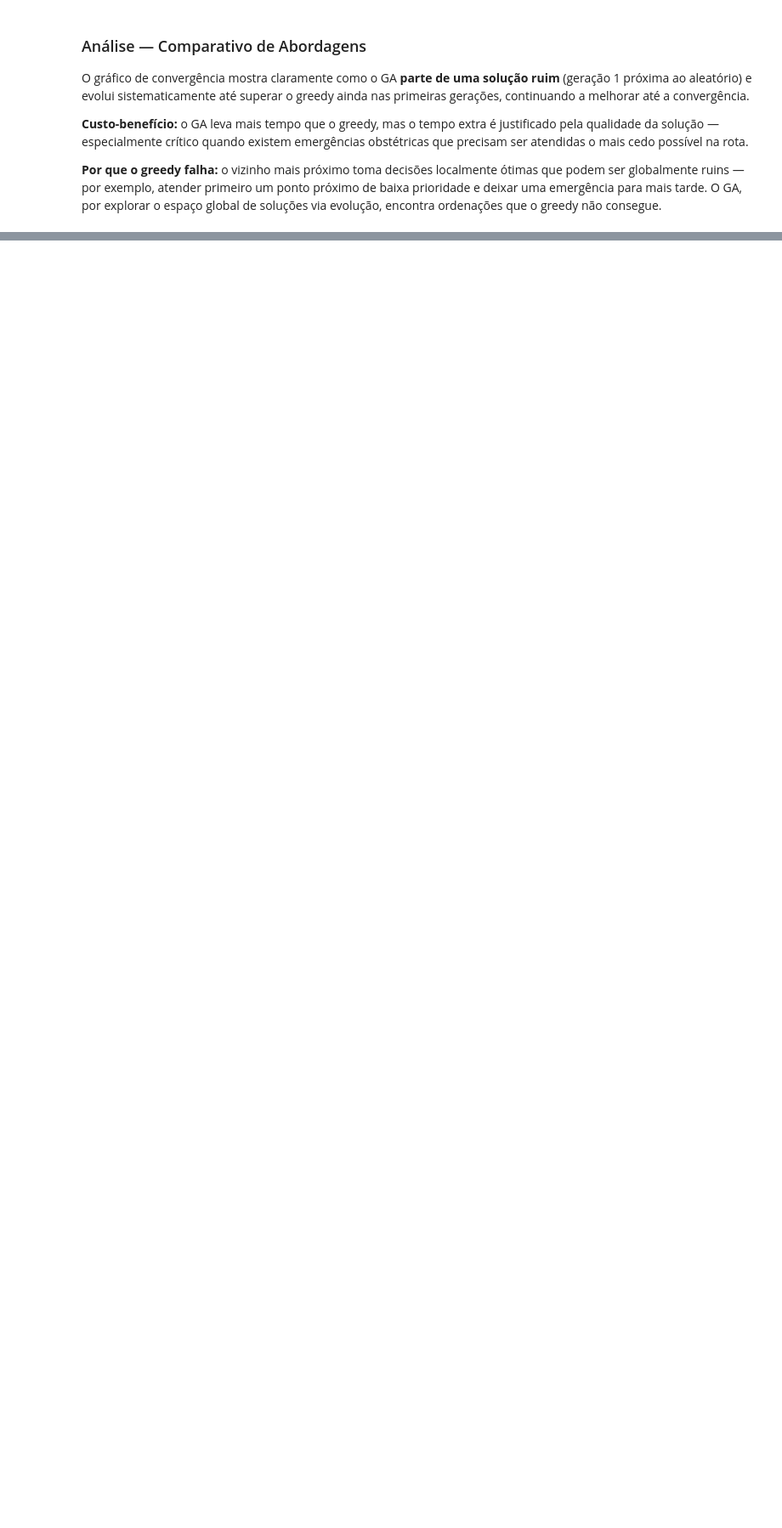
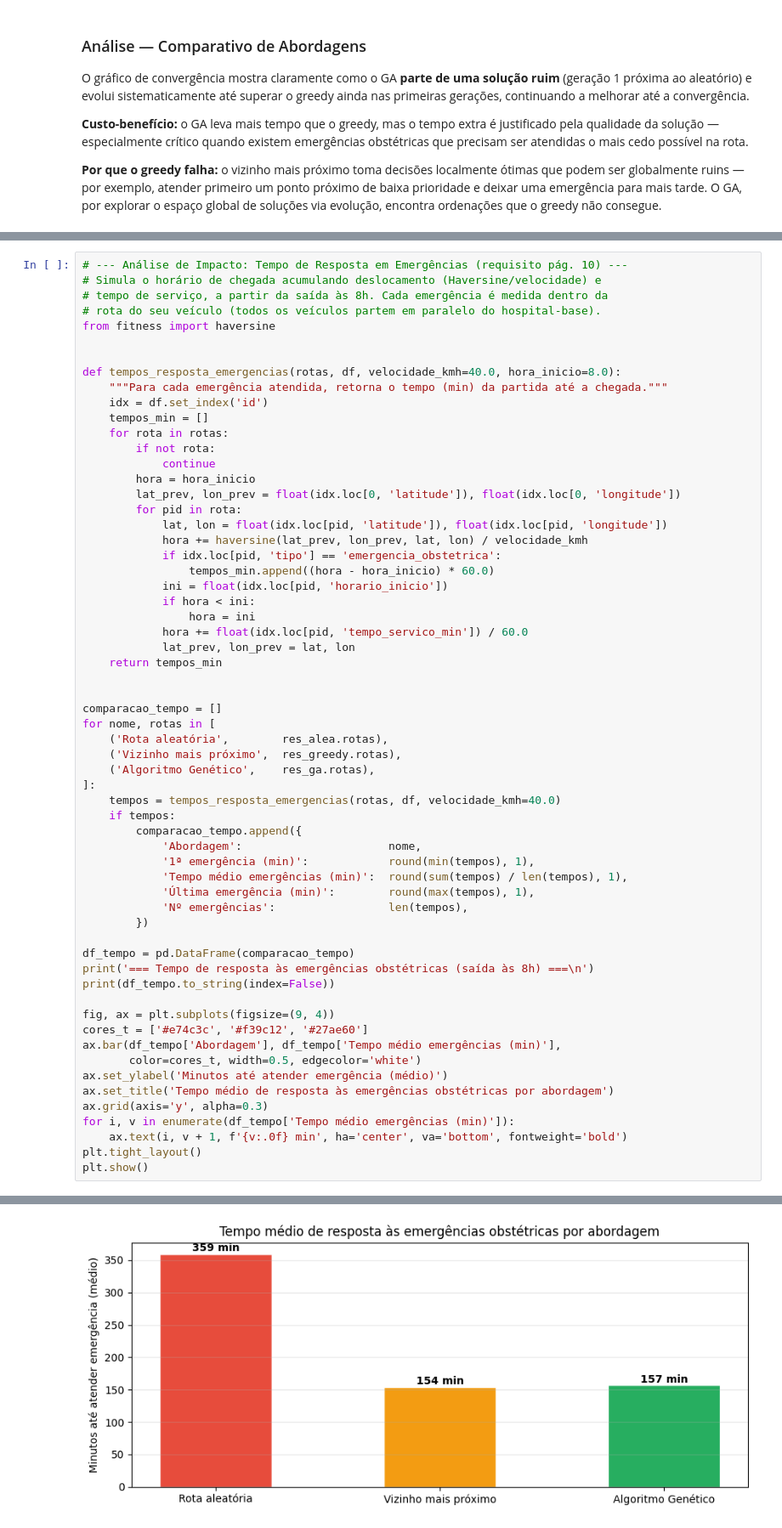
Before and after one commit to oryange/tech-challenge-group-61, a Jupyter notebook: notebooks/experimentos.ipynb, the cells around one changed output, grey strips where cells are left out. Shown at 85% size. Cells and saved outputs as stored; diff of their text form; blank space fills up the shorter version.

```diff
--- a/notebooks/experimentos.ipynb
+++ b/notebooks/experimentos.ipynb
@@ -500,0 +493,62 @@ via evolução, encontra ordenações que o greedy não consegue.
+# %%
+# --- Análise de Impacto: Tempo de Resposta em Emergências (requisito pág. 10) ---
+# Simula o horário de chegada acumulando deslocamento (Haversine/velocidade) e
+# tempo de serviço, a partir da saída às 8h. Cada emergência é medida dentro da
+# rota do seu veículo (todos os veículos partem em paralelo do hospital-base).
+from fitness import haversine
+
+
+def tempos_resposta_emergencias(rotas, df, velocidade_kmh=40.0, hora_inicio=8.0):
+    """Para cada emergência atendida, retorna o tempo (min) da partida até a chegada."""
+    idx = df.set_index('id')
+    tempos_min = []
+    for rota in rotas:
+        if not rota:
+            continue
+        hora = hora_inicio
+        lat_prev, lon_prev = float(idx.loc[0, 'latitude']), float(idx.loc[0, 'longitude'])
+        for pid in rota:
+            lat, lon = float(idx.loc[pid, 'latitude']), float(idx.loc[pid, 'longitude'])
+            hora += haversine(lat_prev, lon_prev, lat, lon) / velocidade_kmh
+            if idx.loc[pid, 'tipo'] == 'emergencia_obstetrica':
+                tempos_min.append((hora - hora_inicio) * 60.0)
+            ini = float(idx.loc[pid, 'horario_inicio'])
+            if hora < ini:
+                hora = ini
+            hora += float(idx.loc[pid, 'tempo_servico_min']) / 60.0
+            lat_prev, lon_prev = lat, lon
+    return tempos_min
+
+
+comparacao_tempo = []
+for nome, rotas in [
+    ('Rota aleatória',        res_alea.rotas),
+    ('Vizinho mais próximo',  res_greedy.rotas),
+    ('Algoritmo Genético',    res_ga.rotas),
+]:
+    tempos = tempos_resposta_emergencias(rotas, df, velocidade_kmh=40.0)
+    if tempos:
+        comparacao_tempo.append({
+            'Abordagem':                      nome,
+            '1ª emergência (min)':            round(min(tempos), 1),
+            'Tempo médio emergências (min)':  round(sum(tempos) / len(tempos), 1),
+            'Última emergência (min)':        round(max(tempos), 1),
+            'Nº emergências':                 len(tempos),
+        })
+
+df_tempo = pd.DataFrame(comparacao_tempo)
+print('=== Tempo de resposta às emergências obstétricas (saída às 8h) ===\n')
+print(df_tempo.to_string(index=False))
+
+fig, ax = plt.subplots(figsize=(9, 4))
+cores_t = ['#e74c3c', '#f39c12', '#27ae60']
+ax.bar(df_tempo['Abordagem'], df_tempo['Tempo médio emergências (min)'],
+       color=cores_t, width=0.5, edgecolor='white')
+ax.set_ylabel('Minutos até atender emergência (médio)')
+ax.set_title('Tempo médio de resposta às emergências obstétricas por abordagem')
+ax.grid(axis='y', alpha=0.3)
+for i, v in enumerate(df_tempo['Tempo médio emergências (min)']):
+    ax.text(i, v + 1, f'{v:.0f} min', ha='center', va='bottom', fontweight='bold')
+plt.tight_layout()
+plt.show()
+# %% [output]
@@ -500,0 +561 @@ via evolução, encontra ordenações que o greedy não consegue.
+[figure, added]
```
Also changed, not shown: parts of 20 cells of this notebook, 10 other files.
